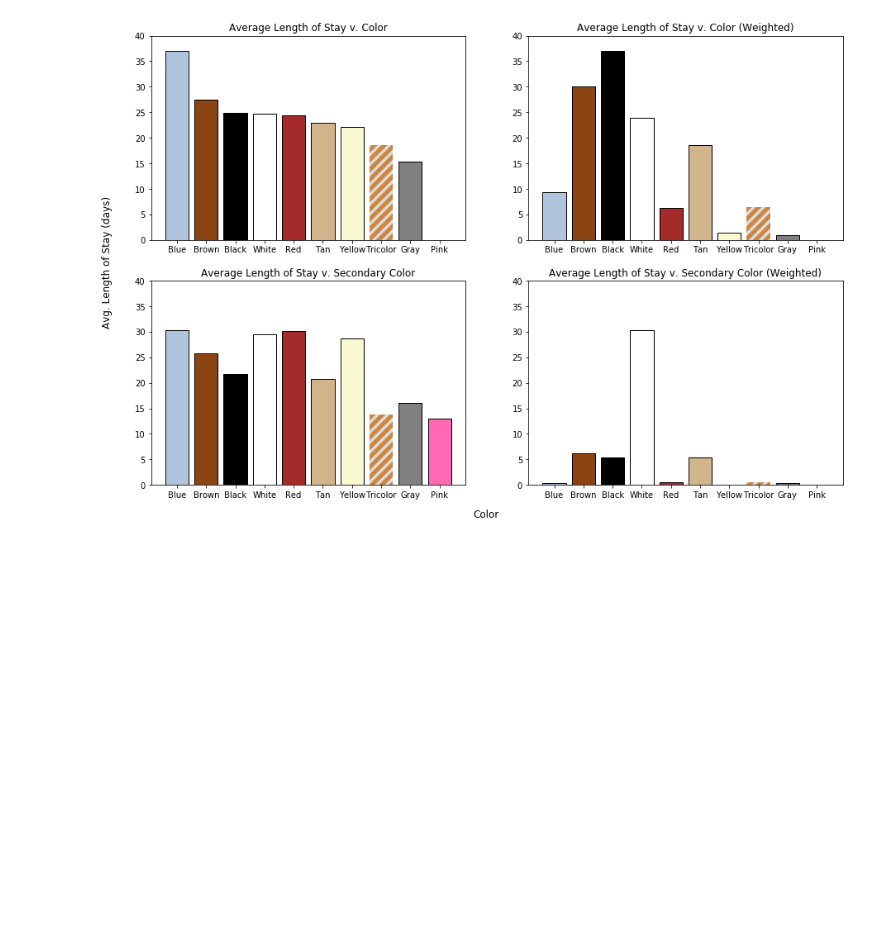
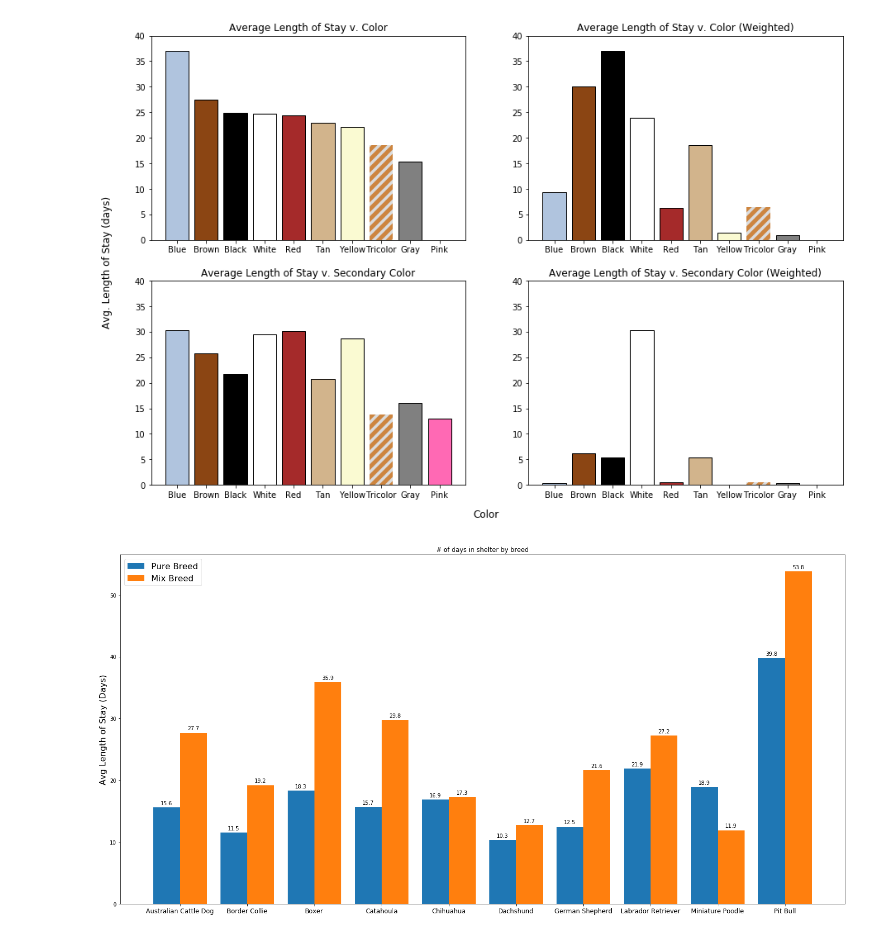
Before and after one commit to edhaarmanniv/Animal-Shelter-Project, a Jupyter notebook: plotting.ipynb, the cells around one changed output. Cells and saved outputs as stored; diff of their text form; code cells hidden in the pictures; blank space fills up the shorter version.

```diff
--- a/plotting.ipynb
+++ b/plotting.ipynb
@@ -265,2 +164,43 @@ plot_bars(avg_stay_by_color_2nd, ax2[1], color_order, color_dict, scale_factor_s
 # %% [output]
 [figure]
+# %%
+labels = ['Australian Cattle Dog', 'Border Collie', 'Boxer',
+          'Catahoula', 'Chihuahua', "Dachshund", "German Shepherd",
+          "Labrador Retriever", "Miniature Poodle", "Pit Bull"]
+pure_stay = [15.6, 11.5, 18.3, 15.7, 16.9, 10.3, 12.5, 21.9, 18.9, 39.8]
+mix_stay = [27.7, 19.2, 35.9, 29.8, 17.3, 12.7, 21.6, 27.2, 11.9, 53.8]
+
+x = np.arange(len(labels))  # the label locations
+width = 0.4  # the width of the bars
+
+fig, ax = plt.subplots()
+rects1 = ax.bar(x - width/2, pure_stay, width, label='Pure Breed')
+rects2 = ax.bar(x + width/2, mix_stay, width, label='Mix Breed')
+
+# Add some text for labels, title and custom x-axis tick labels, etc.
+ax.set_ylabel('Avg Length of Stay (Days)', fontsize=16)
+ax.set_title('# of days in shelter by breed')
+plt.tight_layout()
+ax.set_xticks(x)
+ax.set_xticklabels(labels, fontsize=12)
+ax.legend(fontsize=16)
+
+
+def autolabel(rects):
+    """Attach a text label above each bar in *rects*, displaying its height."""
+    for rect in rects:
+        height = rect.get_height()
+        ax.annotate('{}'.format(height),
+                    xy=(rect.get_x() + rect.get_width() / 2, height),
+                    xytext=(0, 3),  # 3 points vertical offset
+                    textcoords="offset points",
+                    ha='center', va='bottom')
+
+autolabel(rects1)
+autolabel(rects2)
+
+plt.rcParams["figure.figsize"]=(20,10)
+plt.savefig("NumberOfDaysInShelterByBreed.png")
+plt.show()
+# %% [output]
+[figure, added]
```
Also changed, not shown: parts of 14 cells of this notebook, 5 other files.
